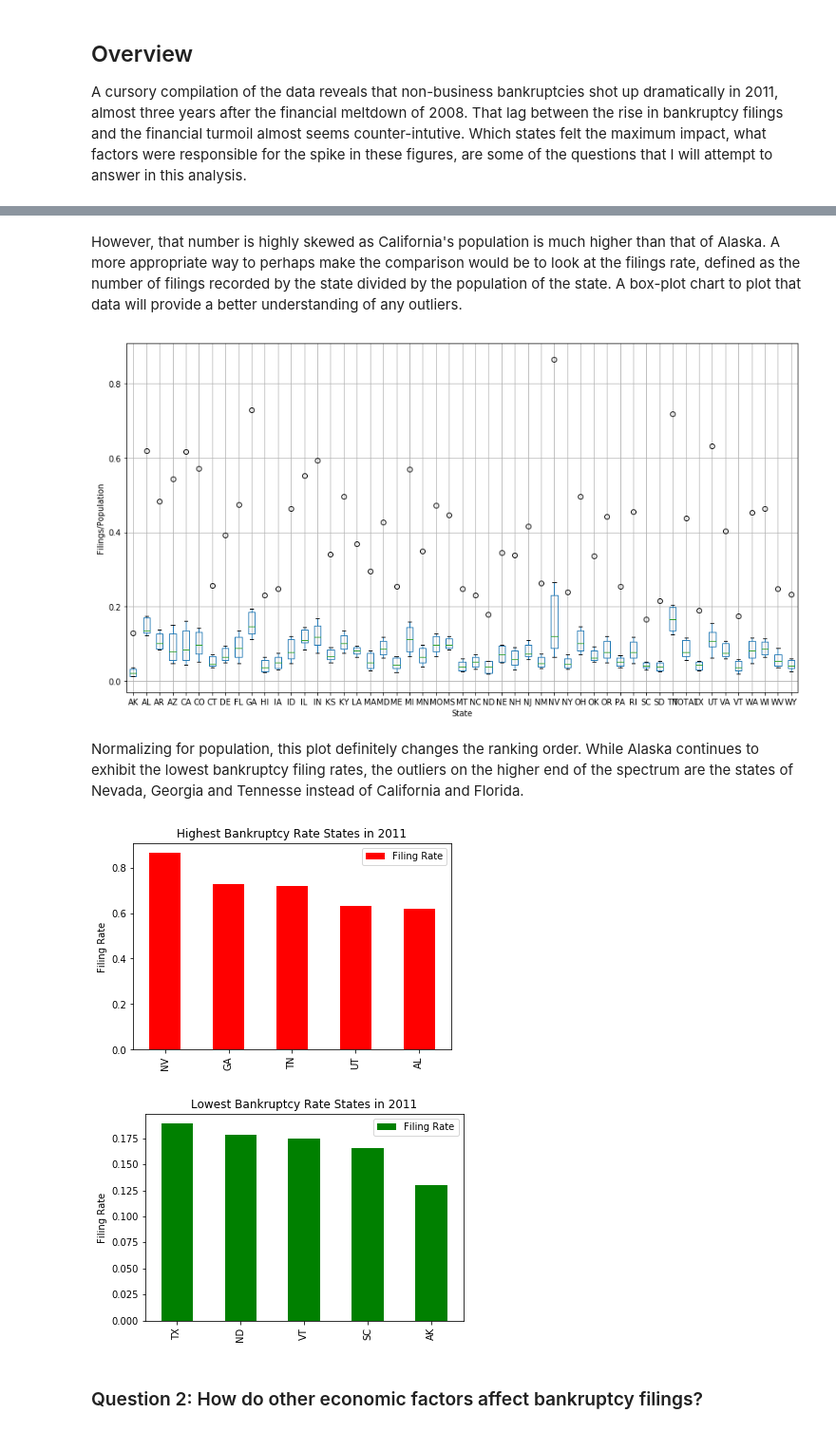
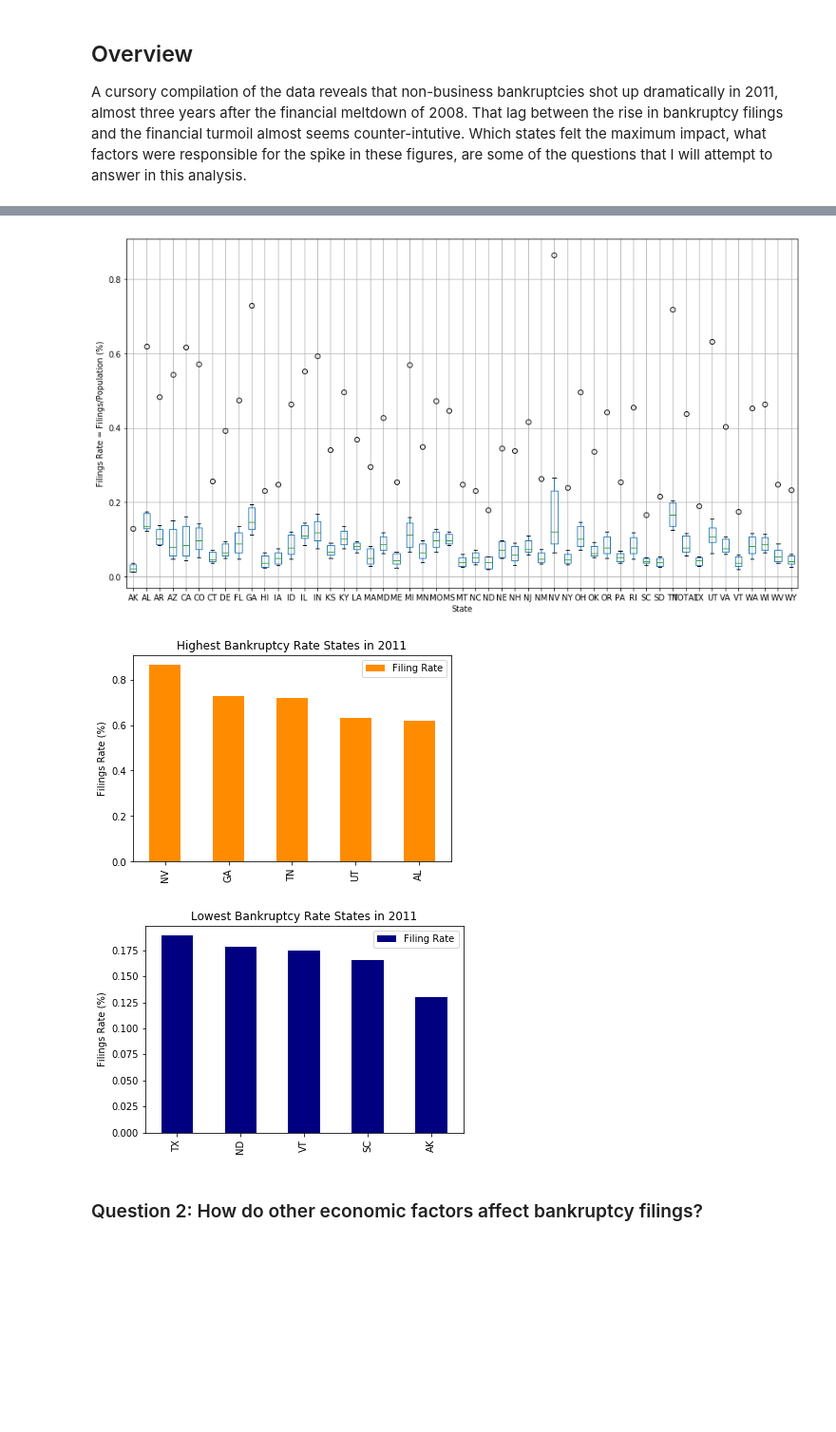
Before and after one commit to mrinalinikrishna/learningpython, a Jupyter notebook: Capstone_Draft.ipynb, the cells around one changed output, grey strips where cells are left out. Shown: that part at 95% size. Drawn from its saved outputs; the diff is of its cells as text; code cells hidden in the pictures; blank space fills up the shorter version.

```diff
--- a/Capstone_Draft.ipynb
+++ b/Capstone_Draft.ipynb
@@ -21,9 +29,9 @@ import matplotlib.pyplot as plt
 %matplotlib inline
 import statistics
 df2 =pd.read_csv('C:/newfile.csv')
-df3 = df2.set_index(['Year'])
+df2 = df2.set_index(['Year'])
 a=pd.DataFrame(df2['TOTAL'])
-plt.plot(a, color='red')
+plt.plot(a, color='darkorange')
 plt.ylabel('Filings')
 plt.xlabel('Year')
 plt.title('U.S. Bankruptcy Filings Q4 2007-2016')
@@ -49,37 +61,33 @@ plt.show;
-# %% [markdown]
-However, that number is highly skewed as California's population is much higher than that of Alaska. A more appropriate way to perhaps make the comparison would be to look at the filings rate, defined as the number of filings recorded by the state divided by the population of the state. A box-plot chart to plot that data will provide a better understanding of any outliers.
 # %%
 df =pd.read_csv('C:/state_pop2.csv')
 c = list(df['Year'])
 df = df.set_index(['Year'])
-df4 = pd.DataFrame((df3.iloc[0:51]/df.iloc[0:51])*100)
+df4 = pd.DataFrame((df2.iloc[0:51]/df.iloc[0:51])*100)
 df5 = df4.drop(['TOTAL'], axis = 1)
 plt.figure(figsize=(15, 8))
-plt.ylabel('Filings/Population')
+plt.ylabel('Filings Rate = Filings/Population (%)')
 plt.xlabel('State')
 df4.boxplot();
 # %% [output]
-[figure, old version]
+[figure, new version]
-# %% [markdown]
-Normalizing for population, this plot definitely changes the ranking order. While Alaska continues to exhibit the lowest bankruptcy filing rates, the outliers on the higher end of the spectrum are the states of Nevada, Georgia and Tennesse instead of California and Florida.
 # %%
 x= pd.DataFrame(df5.iloc[[4]])
 x = x.T
 x.columns = ['Filing Rate']
 sort_x = x.sort_values(by='Filing Rate', ascending=False)
 highest = sort_x.head()
 lowest = sort_x.tail()
-highest.plot(kind='bar', color = 'red')
-plt.ylabel('Filing Rate')
+highest.plot(kind='bar', color = 'darkorange')
+plt.ylabel('Filings Rate (%)')
 plt.title('Highest Bankruptcy Rate States in 2011')
 plt.show()
-lowest.plot(kind='bar', color = 'green')
-plt.ylabel('Filing Rate')
+lowest.plot(kind='bar', color = 'navy')
+plt.ylabel('Filings Rate (%)')
 plt.title('Lowest Bankruptcy Rate States in 2011')
 plt.show()
 # %% [output]
-[figure, old version]
+[figure, new version]
-[figure, old version]
+[figure, new version]
 # %% [markdown]
 ### Question 2: How do other economic factors affect bankruptcy filings?
 # %% [markdown]
```
Also changed, not shown: parts of 31 cells of this notebook.
